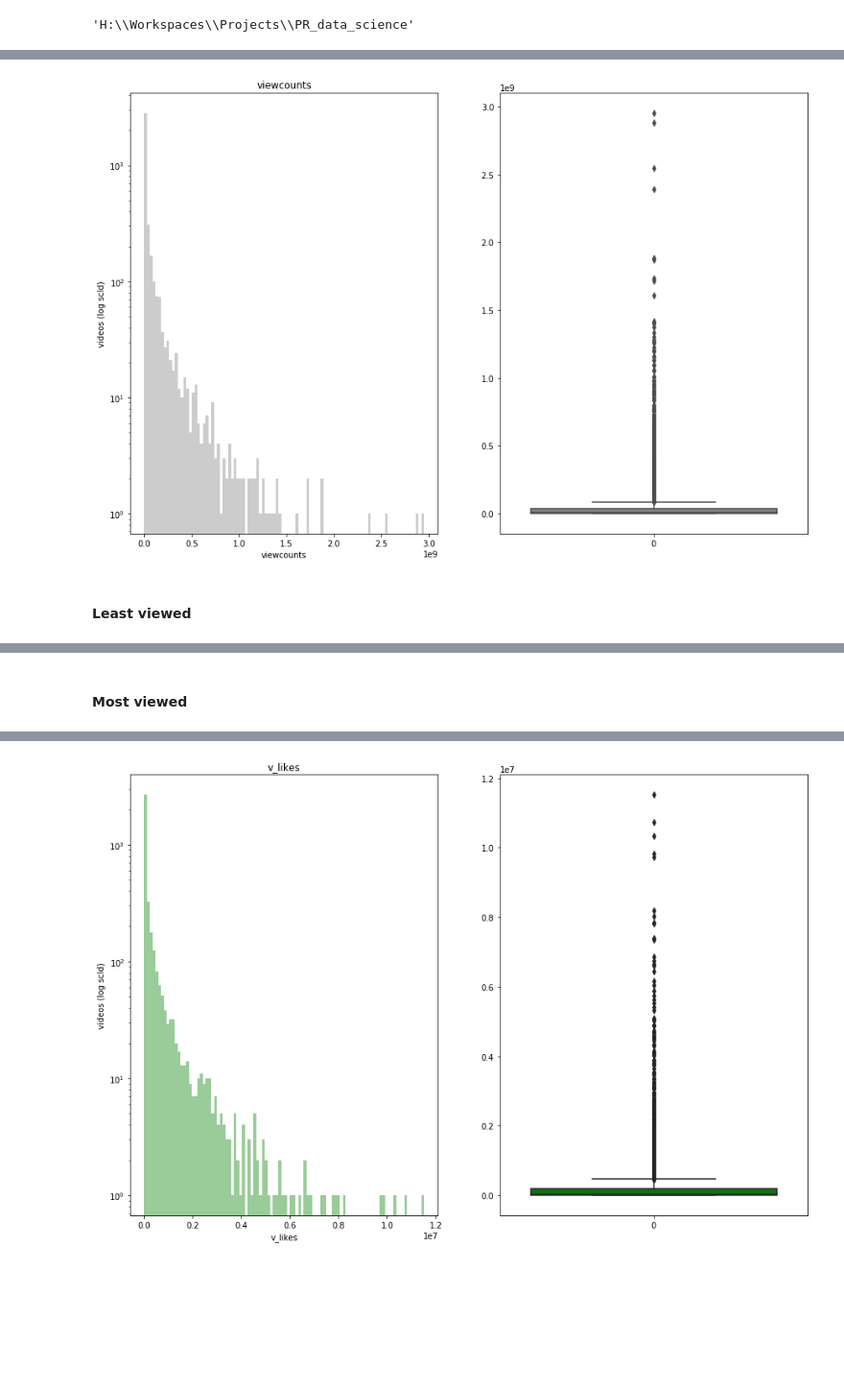
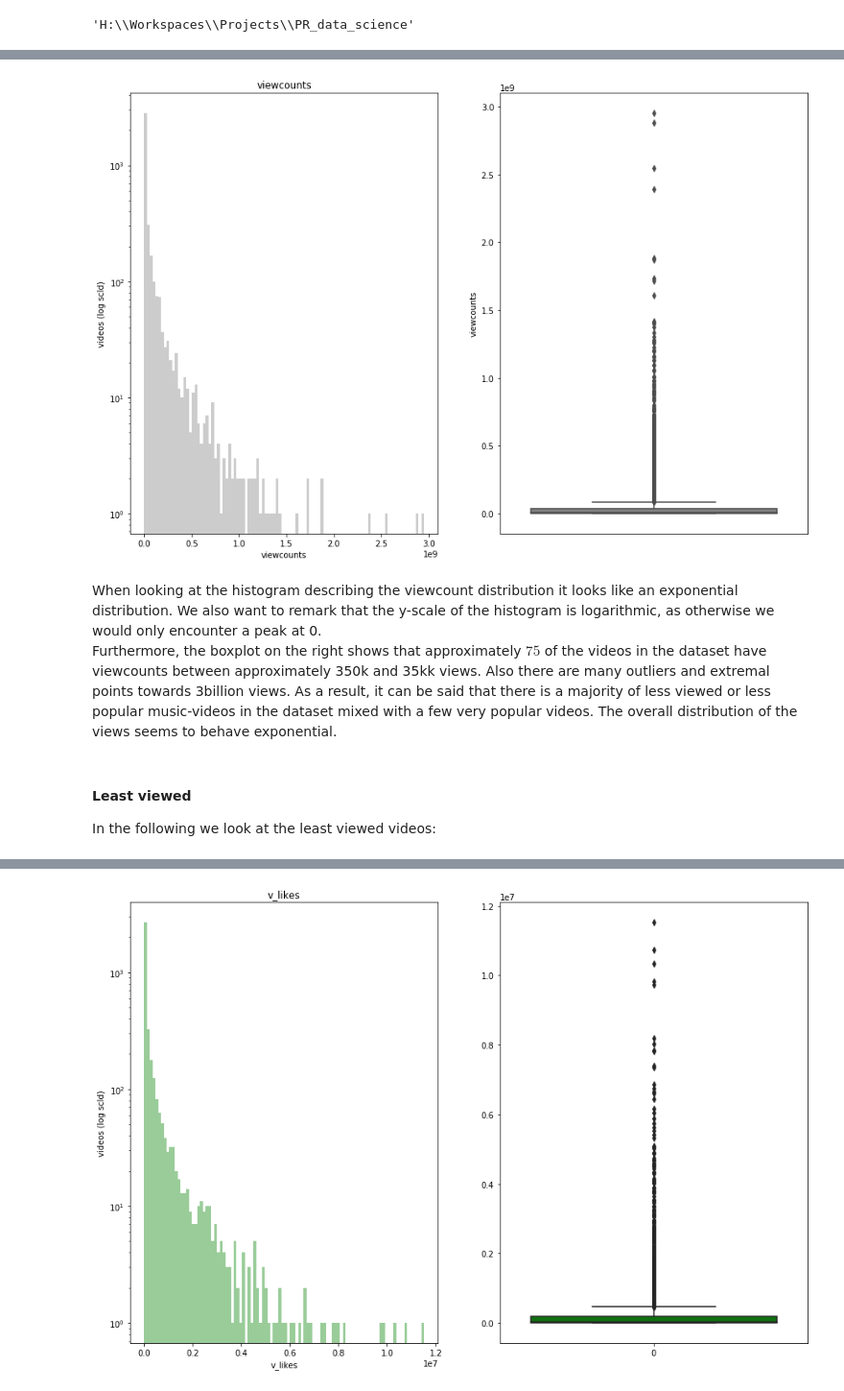
Before and after one commit to AlexRaschl/PR_data_science, a Jupyter notebook: src/eda/video_meta_eda.ipynb, the cells around one changed output, grey strips where cells are left out. Shown at 96% size. Saved outputs shown, nothing was run; the diff lists cells and outputs as text; code cells hidden in the pictures; blank space fills up the shorter version.

Commit message:
Video meta-eda first impressions finished. TODO: maybe investigate like/dislike ratio

```diff
--- a/src/eda/video_meta_eda.ipynb
+++ b/src/eda/video_meta_eda.ipynb
@@ -61,21 +69,33 @@ df.describe()
 # %%
 def plot_attribute(key: str, scale: str ='linear', color:str='grey',
                    figsize:tuple=(15,10), kde: bool =False):
     fig, ax = plt.subplots(nrows=1,ncols=2, figsize=figsize)
     ax[0].set(yscale=scale)
     sns.distplot(df[key].to_numpy(), bins=100, color=color, kde=kde, ax=ax[0])
     ax[0].set_title(key)
     ax[0].set_xlabel(key)
     ax[0].set_ylabel('videos' if scale is 'linear' else 'videos (log scld)')
 
     sns.boxplot(data=df[key].to_numpy(), color=color, ax=ax[1])
+    ax[1].set_ylabel(key)
+    ax[1].set_xticks([])
     plt.show()
 
 plot_attribute('viewcounts', 'log')
 # %% [output]
-[figure, old version]
+[figure, new version]
-# %% [markdown]
-#### Least viewed
+# %% [markdown]
+When looking at the histogram describing the viewcount distribution it looks like an
+exponential distribution. We also want to remark that the y-scale of the histogram is logarithmic,
+as otherwise we would only encounter a peak at 0.
+Furthermore, the boxplot on the right shows that approximately $75%$ of the videos in the dataset have viewcounts between
+approximately 350k and 35kk views. Also there are many outliers and extremal points towards 3billion views.
+As a result, it can be said that there is a majority of less viewed or less popular music-videos in the dataset mixed
+with a few very popular videos.
+The overall distribution of the views seems to behave exponential.
+# %% [markdown]
+#### Least viewed
+In the following we look at the least viewed videos:
 # %%
 sorted_views = df.sort_values(by=['viewcounts'], ascending=True)
 sorted_views.head()
@@ -86,5 +106,3 @@ sorted_views.head()
 | 995 | EGGbzLspma4 | 30 | His Name Is Mutty Ranks | A Tribe Called Quest | 1.0 | 0.0 | 116.0 | 5.0 | 85 |
 | 3331 | _Djika1NFco | 30 | Into Extremes | Clan of Xymox | 1.0 | 0.0 | 342.0 | 5.0 | 131 |
 | 418 | TJEhsSNeTvM | 30 | Dancing With a Ghost | Valencia | 2.0 | 0.0 | 212.0 | 5.0 | 137 |
-# %% [markdown]
-#### Most viewed
```
Also changed, not shown: parts of 31 cells of this notebook.
